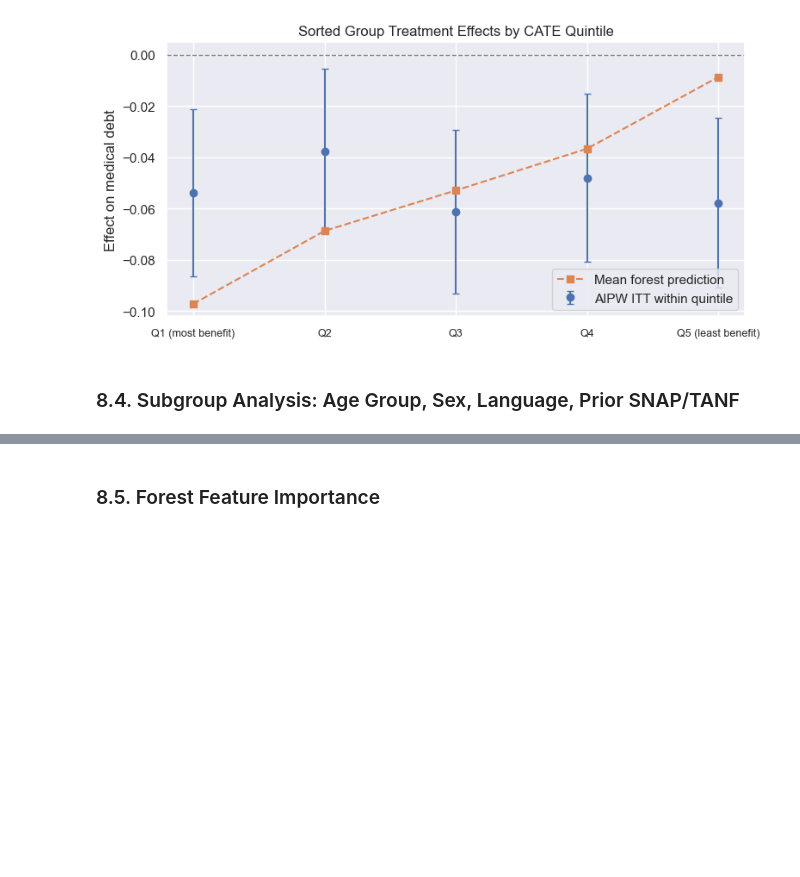
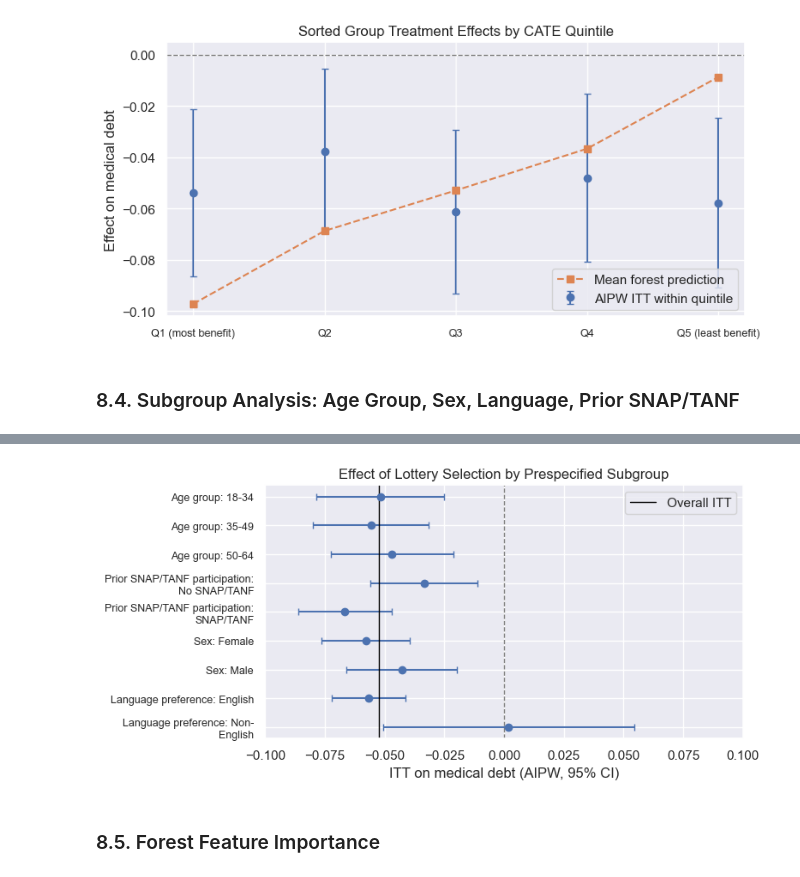
Before and after one commit to chaycereed/ohie-medicaid-policy-simulation, a Jupyter notebook: notebook/ohie_medicaid_policy_simulation.ipynb, the cells around one changed output, grey strips where cells are left out. Saved outputs shown, nothing was run; the diff lists cells and outputs as text; code cells hidden in the pictures; blank space fills up the shorter version.

```diff
--- a/notebook/ohie_medicaid_policy_simulation.ipynb
+++ b/notebook/ohie_medicaid_policy_simulation.ipynb
@@ -2045,0 +2074,15 @@ plt.show()
+# %%
+rows = []
+for s in subgroups:
+    d = pd.DataFrame({"psi": psi_primary, "w": w_c, "g": groups_fit.to_numpy(), s: sub_df[s].to_numpy()})
+    m = smf.wls(f"psi ~ C({s})", data = d, weights = d["w"]).fit(cov_type = "cluster", cov_kwds = {"groups": d["g"]})
+    terms = [t for t in m.params.index if t.startswith(f"C({s})")]
+    wald = m.wald_test(" = ".join(terms) + " = 0", scalar = True) if len(terms) > 1 else m.wald_test(f"{terms[0]} = 0", scalar = True)
+    rows.append({
+        "Subgroup": labels[s],
+        "Levels": d[s].nunique(),
+        "Wald Stat": float(wald.statistic),
+        "p": float(wald.pvalue)
+    })
+subgroup_tests = pd.DataFrame(rows).set_index("Subgroup")
+subgroup_tests.round(4)
@@ -2046,2 +2096,19 @@ plt.show()
+# %%
+fig, ax = plt.subplots(figsize = (8, 4))
+ypos = np.arange(len(subgroup_effects))
+ax.errorbar(subgroup_effects["ITT (AIPW)"], ypos, xerr = 1.96 * subgroup_effects["SE"], fmt = "o", capsize = 3, color = "C0")
+ax.axvline(itt.loc[outcome, "ITT"], color = "black", linewidth = 1.0, label = "Overall ITT")
+ax.axvline(0, linestyle = "--", color = "grey", linewidth = 1.0)
+ax.set_yticks(ypos)
+ax.set_yticklabels([textwrap.fill(f"{s}: {l}", width = 30) for s, l in subgroup_effects.index], fontsize = 9)
+ax.invert_yaxis()
+ax.set_xlim(-0.1, 0.1)
+ax.set_xlabel("ITT on medical debt (AIPW, 95% CI)")
+ax.set_title("Effect of Lottery Selection by Prespecified Subgroup")
+ax.legend()
+plt.tight_layout()
+plt.show()
+# %% [output]
+[figure, added]
 # %% [markdown]
 ### 8.5. Forest Feature Importance
```
Also changed, not shown: parts of 18 cells of this notebook.
